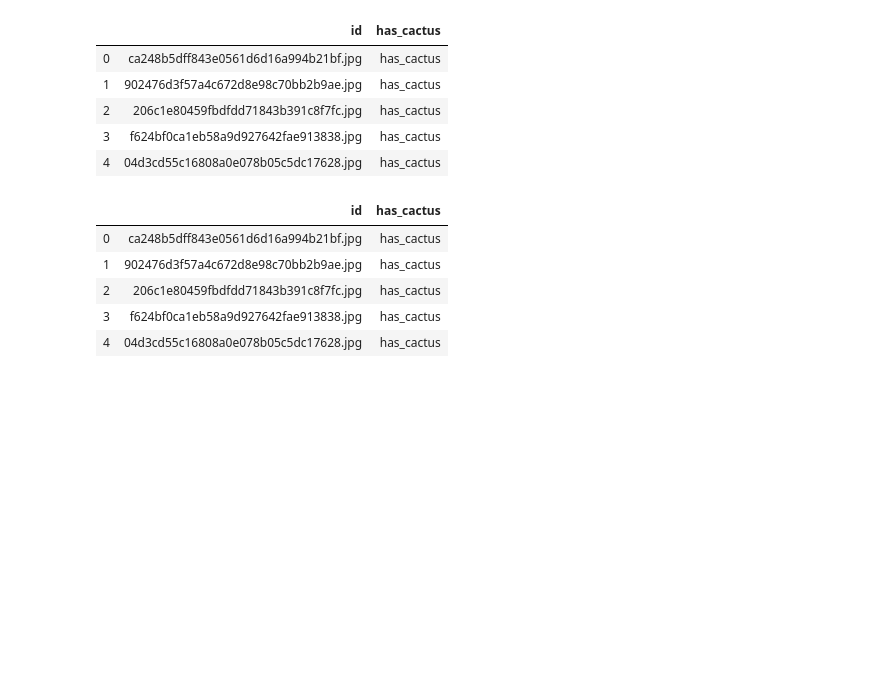
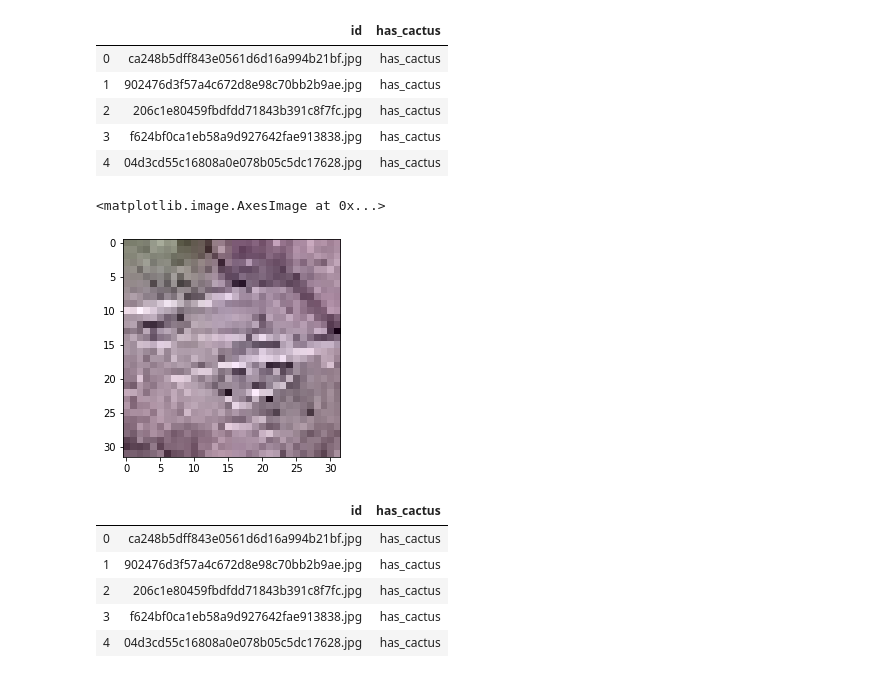
Before and after one commit to Aravinda89/Aerial-Cactus-Identification, a Jupyter notebook: Aerial-Cactus-Identification.ipynb, the cells around one changed output. Cells and saved outputs as stored; diff of their text form; code cells hidden in the pictures; blank space fills up the shorter version.

Commit message:
load random image

```diff
--- a/Aerial-Cactus-Identification.ipynb
+++ b/Aerial-Cactus-Identification.ipynb
@@ -57,6 +60,16 @@ df.head()
 | 2 | 206c1e80459fbdfdd71843b391c8f7fc.jpg | has_cactus |
 | 3 | f624bf0ca1eb58a9d927642fae913838.jpg | has_cactus |
 | 4 | 04d3cd55c16808a0e078b05c5dc17628.jpg | has_cactus |
+# %%
+# Load random image
+
+img_list = list(df['id'])
+random_img = random.choice(img_list)
+img = load_img(os.path.join("./aerial-cactus-identification_data/train", random_img))
+plt.imshow(img)
+# %% [output]
+<matplotlib.image.AxesImage at 0x...>
+[figure, added]
 # %%
 df_val = df.iloc[:int(0.1*len(df))]
 df_val.reset_index(drop=True, inplace=True)
```
Also changed, not shown: parts of 3 cells of this notebook.
